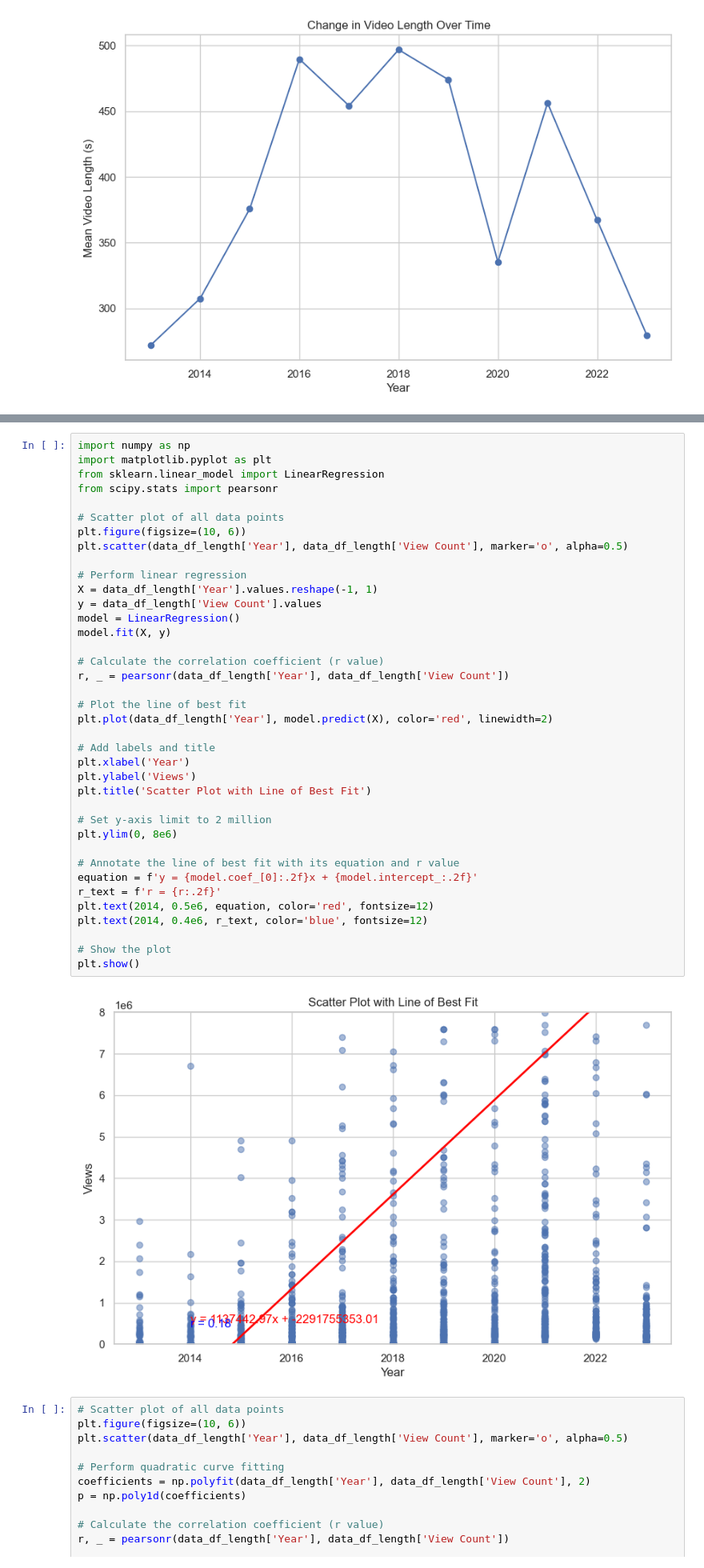
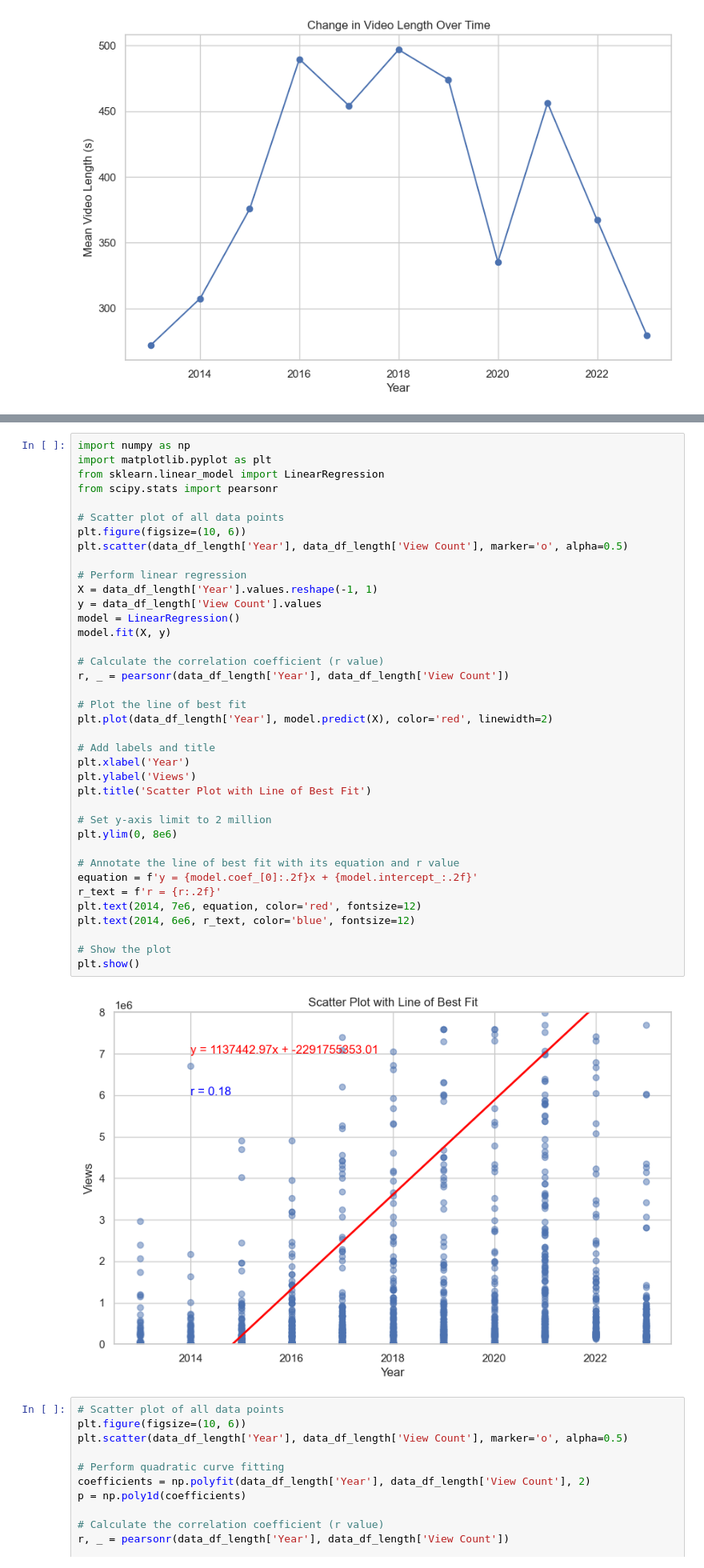
Before and after one commit to C-Duke0/Project-one, a Jupyter notebook: Data_with_likes/Data_sorting.ipynb, the cells around one changed output, grey strips where cells are left out. Shown at 80% size. Cells and saved outputs as stored; diff of their text form.

```diff
--- a/Data_with_likes/Data_sorting.ipynb
+++ b/Data_with_likes/Data_sorting.ipynb
@@ -252,36 +238,36 @@ from scipy.stats import pearsonr
 plt.figure(figsize=(10, 6))
 plt.scatter(data_df_length['Year'], data_df_length['View Count'], marker='o', alpha=0.5)
 
 # Perform linear regression
 X = data_df_length['Year'].values.reshape(-1, 1)
 y = data_df_length['View Count'].values
 model = LinearRegression()
 model.fit(X, y)
 
 # Calculate the correlation coefficient (r value)
 r, _ = pearsonr(data_df_length['Year'], data_df_length['View Count'])
 
 # Plot the line of best fit
 plt.plot(data_df_length['Year'], model.predict(X), color='red', linewidth=2)
 
 # Add labels and title
 plt.xlabel('Year')
 plt.ylabel('Views')
 plt.title('Scatter Plot with Line of Best Fit')
 
 # Set y-axis limit to 2 million
 plt.ylim(0, 8e6)
 
 # Annotate the line of best fit with its equation and r value
 equation = f'y = {model.coef_[0]:.2f}x + {model.intercept_:.2f}'
 r_text = f'r = {r:.2f}'
-plt.text(2014, 0.5e6, equation, color='red', fontsize=12)
-plt.text(2014, 0.4e6, r_text, color='blue', fontsize=12)
+plt.text(2014, 7e6, equation, color='red', fontsize=12)
+plt.text(2014, 6e6, r_text, color='blue', fontsize=12)
 
 # Show the plot
 plt.show()
 # %% [output]
-[figure, old version]
+[figure, new version]
 # %%
 # Scatter plot of all data points
 plt.figure(figsize=(10, 6))
```
Also changed, not shown: parts of 7 cells of this notebook.
